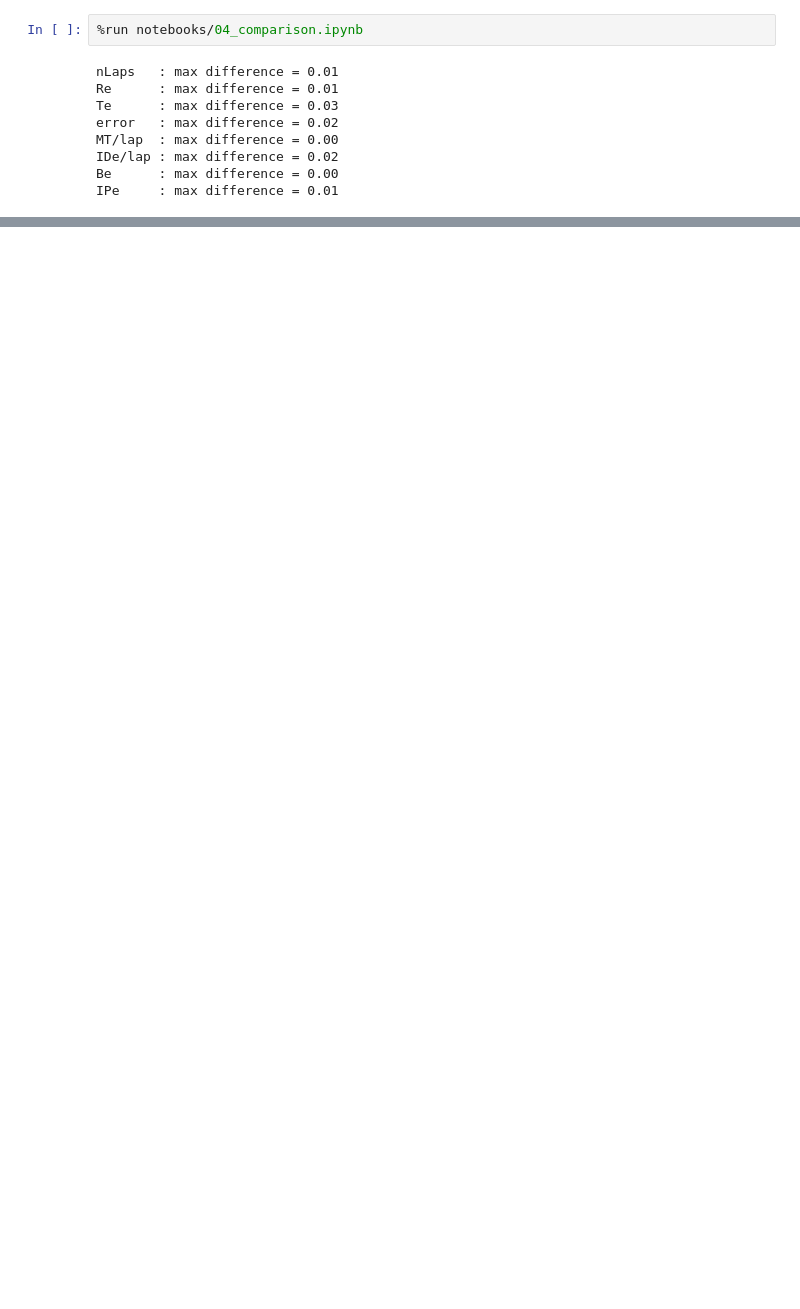
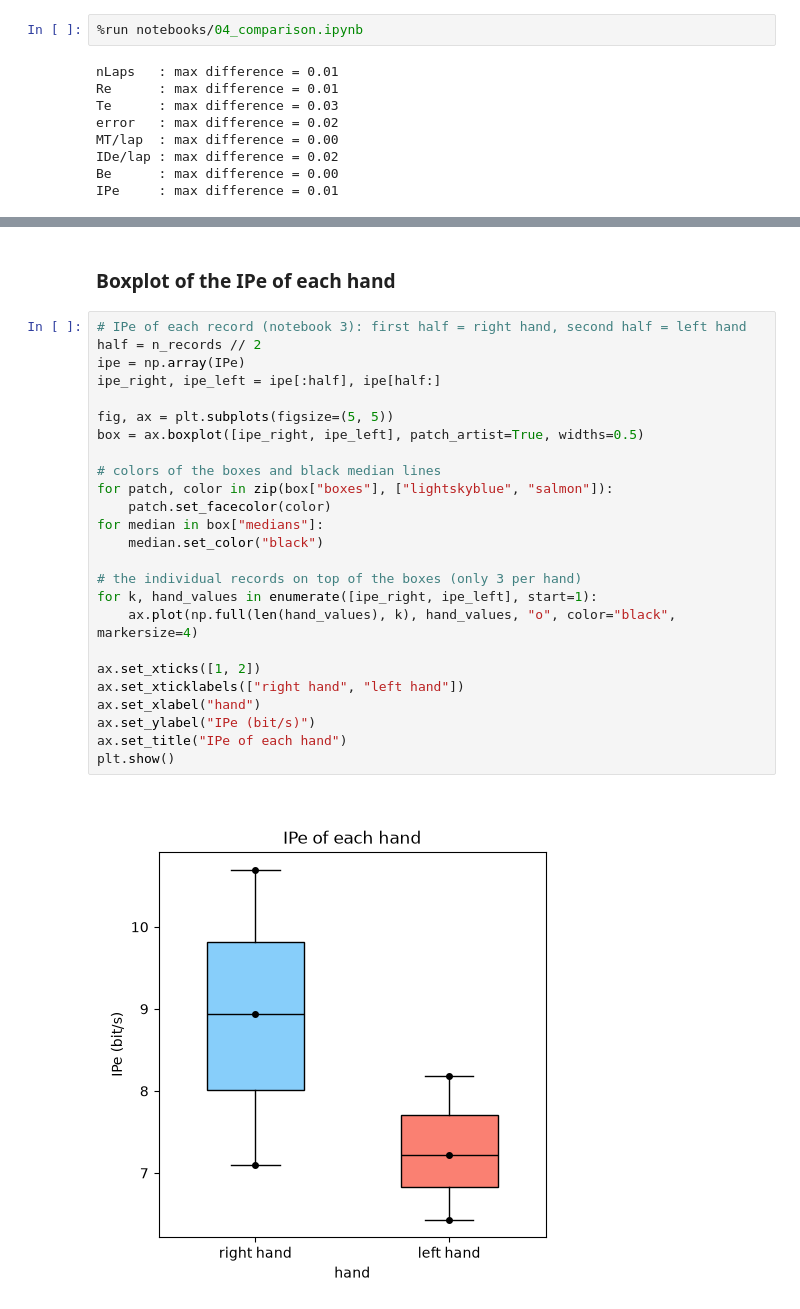
Before and after one commit to jeanne-le-roux-web/circular-task-analysis, a Jupyter notebook: notebooks/05_owndata.ipynb, the cells around one changed output, grey strips where cells are left out. Drawn from its saved outputs; the diff is of its cells as text; blank space fills up the shorter version.

Commit message:
Compare hands
Display a table to see the diferences between right and left hand. Display a boxplot to show the disparsion of the data.

```diff
--- a/notebooks/05_owndata.ipynb
+++ b/notebooks/05_owndata.ipynb
@@ -126,0 +159,29 @@ The differences are very small (at most 0.03, e.g. Te = 61.45 vs 61.48 px), prob
+# %% [markdown]
+### Boxplot of the IPe of each hand
+# %%
+# IPe of each record (notebook 3): first half = right hand, second half = left hand
+half = n_records // 2
+ipe = np.array(IPe)
+ipe_right, ipe_left = ipe[:half], ipe[half:]
+
+fig, ax = plt.subplots(figsize=(5, 5))
+box = ax.boxplot([ipe_right, ipe_left], patch_artist=True, widths=0.5)
+
+# colors of the boxes and black median lines
+for patch, color in zip(box["boxes"], ["lightskyblue", "salmon"]):
+    patch.set_facecolor(color)
+for median in box["medians"]:
+    median.set_color("black")
+
+# the individual records on top of the boxes (only 3 per hand)
+for k, hand_values in enumerate([ipe_right, ipe_left], start=1):
+    ax.plot(np.full(len(hand_values), k), hand_values, "o", color="black", markersize=4)
+
+ax.set_xticks([1, 2])
+ax.set_xticklabels(["right hand", "left hand"])
+ax.set_xlabel("hand")
+ax.set_ylabel("IPe (bit/s)")
+ax.set_title("IPe of each hand")
+plt.show()
+# %% [output]
+[figure, added]
```
Also changed, not shown: parts of 6 cells of this notebook.
